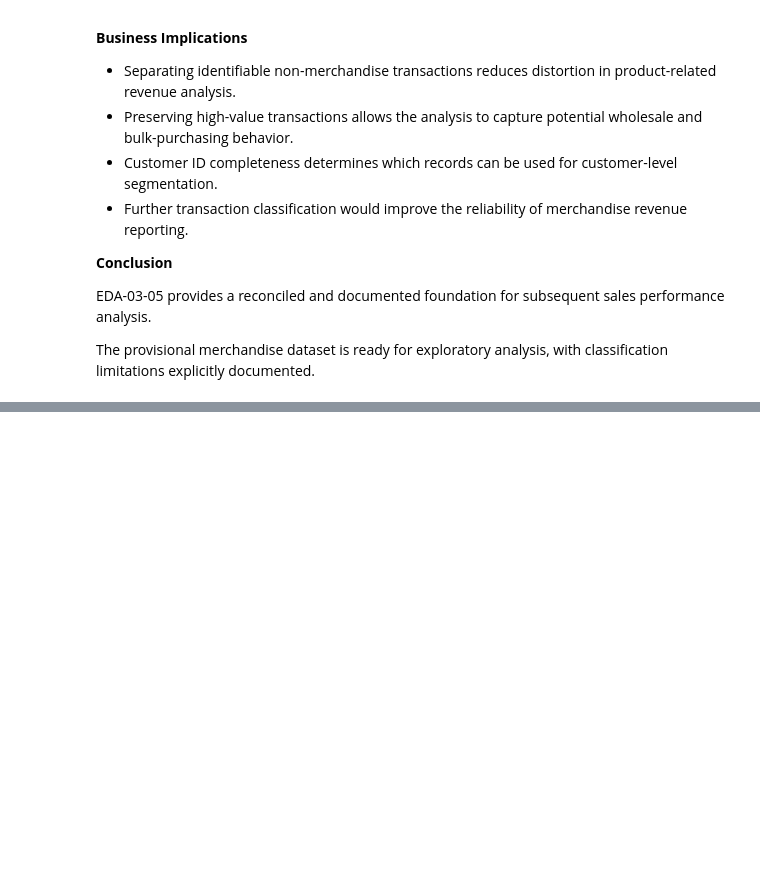
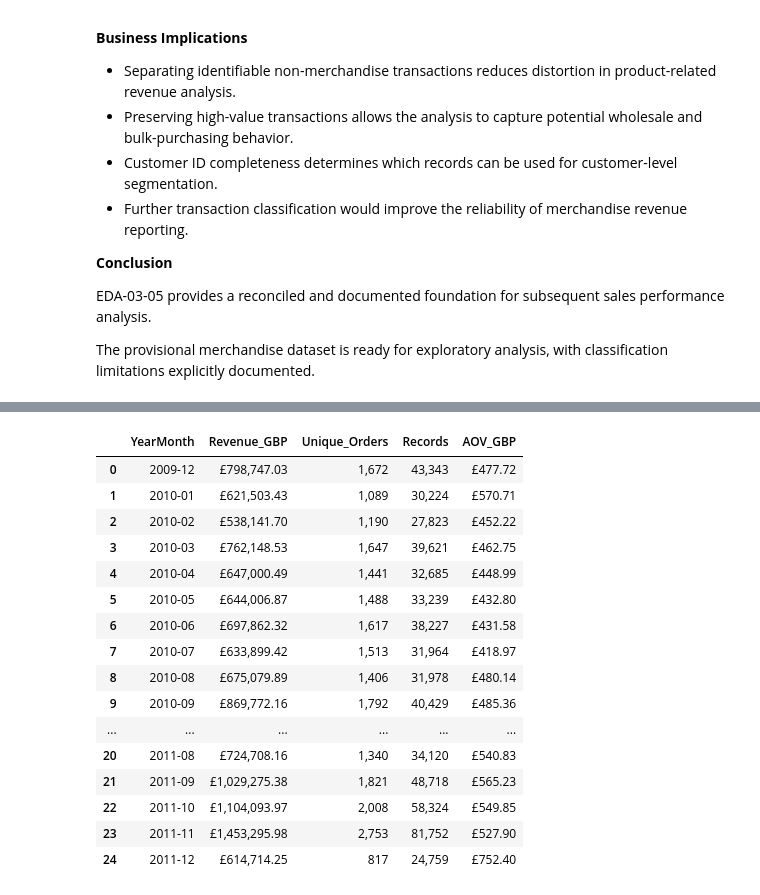
Before and after one commit to yoonjusong-analytics/ecommerce-customer-sales-analysis, a Jupyter notebook: notebooks/03_exploratory_data_analysis.ipynb, the cells around one changed output, grey strips where cells are left out. Cells and saved outputs as stored; diff of their text form; code cells hidden in the pictures; blank space fills up the shorter version.

```diff
--- a/notebooks/03_exploratory_data_analysis.ipynb
+++ b/notebooks/03_exploratory_data_analysis.ipynb
@@ -4238,0 +3357,94 @@ Product Total: £19,690,420.57
+# %%
+
+# EDA-04-02-01 | Monthly Orders & AOV Calculation
+
+import pandas as pd
+import numpy as np
+
+# Use provisional merchandise sales
+orders_df = merchandise_sales_df.copy()
+
+# Ensure correct datetime format
+orders_df["InvoiceDate"] = pd.to_datetime(
+    orders_df["InvoiceDate"]
+)
+
+orders_df["YearMonth"] = (
+    orders_df["InvoiceDate"]
+    .dt.to_period("M")
+    .astype(str)
+)
+
+# Calculate monthly revenue and unique orders
+monthly_orders = (
+    orders_df
+    .groupby("YearMonth")
+    .agg(
+        Revenue_GBP=("Sales", "sum"),
+        Unique_Orders=("Invoice", "nunique"),
+        Records=("Invoice", "size")
+    )
+    .reset_index()
+    .sort_values("YearMonth")
+)
+
+# Calculate Average Order Value
+monthly_orders["AOV_GBP"] = (
+    monthly_orders["Revenue_GBP"] /
+    monthly_orders["Unique_Orders"]
+)
+
+# Format output
+display(
+    monthly_orders.style.format({
+        "Revenue_GBP": "£{:,.2f}",
+        "Unique_Orders": "{:,.0f}",
+        "Records": "{:,.0f}",
+        "AOV_GBP": "£{:,.2f}"
+    })
+)
+
+# Validation
+assert len(monthly_orders) == 25
+assert monthly_orders["Unique_Orders"].gt(0).all()
+assert np.isclose(
+    monthly_orders["Revenue_GBP"].sum(),
+    orders_df["Sales"].sum()
+)
+
+print("\n=== Monthly Orders & AOV Summary ===")
+print(f"Total Months: {len(monthly_orders)}")
+print(
+    f"Total Revenue: "
+    f"£{monthly_orders['Revenue_GBP'].sum():,.2f}"
+)
+print(
+    f"Unique Invoices: "
+    f"{orders_df['Invoice'].nunique():,}"
+)
+print(
+    f"Overall AOV: "
+    f"£{orders_df['Sales'].sum() / orders_df['Invoice'].nunique():,.2f}"
+)
+
+print(
+    "\nEDA-04-02-01 Monthly Orders & AOV: PASS"
+)
+# %% [output]
+|  | YearMonth | Revenue_GBP | Unique_Orders | Records | AOV_GBP |
+| 0 | 2009-12 | £798,747.03 | 1,672 | 43,343 | £477.72 |
+| 1 | 2010-01 | £621,503.43 | 1,089 | 30,224 | £570.71 |
+| 2 | 2010-02 | £538,141.70 | 1,190 | 27,823 | £452.22 |
+| 3 | 2010-03 | £762,148.53 | 1,647 | 39,621 | £462.75 |
+| 4 | 2010-04 | £647,000.49 | 1,441 | 32,685 | £448.99 |
+| 5 | 2010-05 | £644,006.87 | 1,488 | 33,239 | £432.80 |
+| 6 | 2010-06 | £697,862.32 | 1,617 | 38,227 | £431.58 |
+| 7 | 2010-07 | £633,899.42 | 1,513 | 31,964 | £418.97 |
+| 8 | 2010-08 | £675,079.89 | 1,406 | 31,978 | £480.14 |
+| 9 | 2010-09 | £869,772.16 | 1,792 | 40,429 | £485.36 |
+| ... | ... | ... | ... | ... | ... |
+| 20 | 2011-08 | £724,708.16 | 1,340 | 34,120 | £540.83 |
+| 21 | 2011-09 | £1,029,275.38 | 1,821 | 48,718 | £565.23 |
+| 22 | 2011-10 | £1,104,093.97 | 2,008 | 58,324 | £549.85 |
+| 23 | 2011-11 | £1,453,295.98 | 2,753 | 81,752 | £527.90 |
+| 24 | 2011-12 | £614,714.25 | 817 | 24,759 | £752.40 |
```
Also changed, not shown: parts of 189 cells of this notebook, 10 other files.
